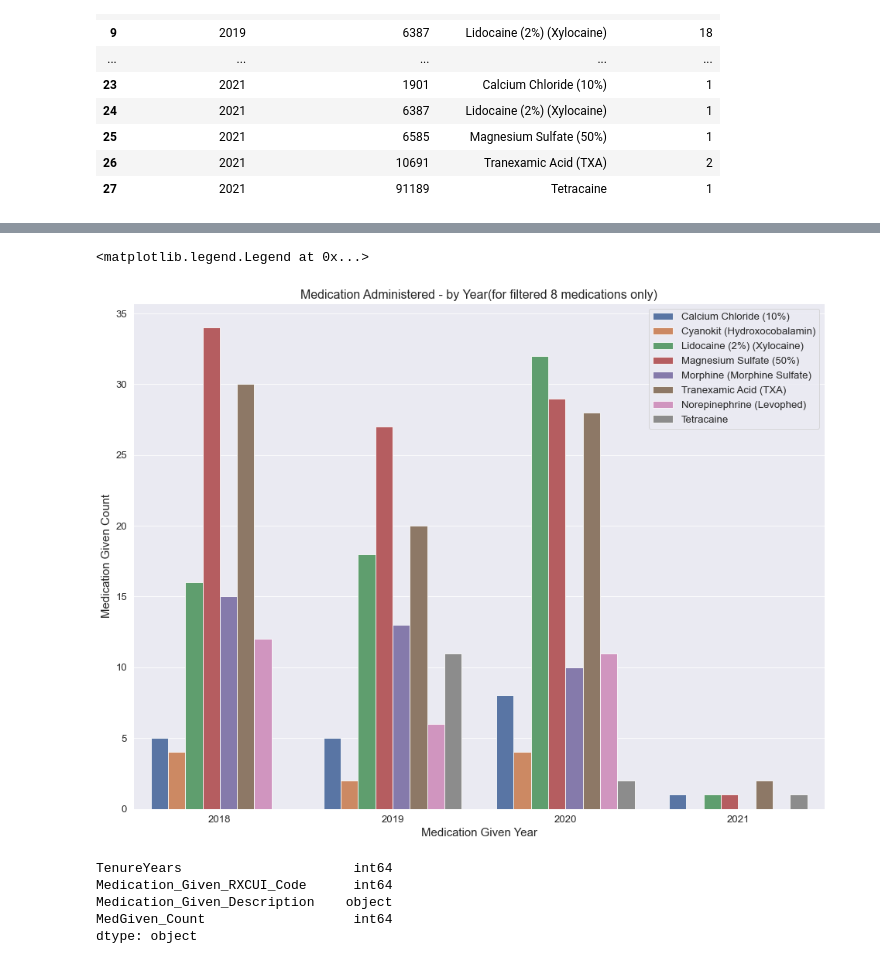
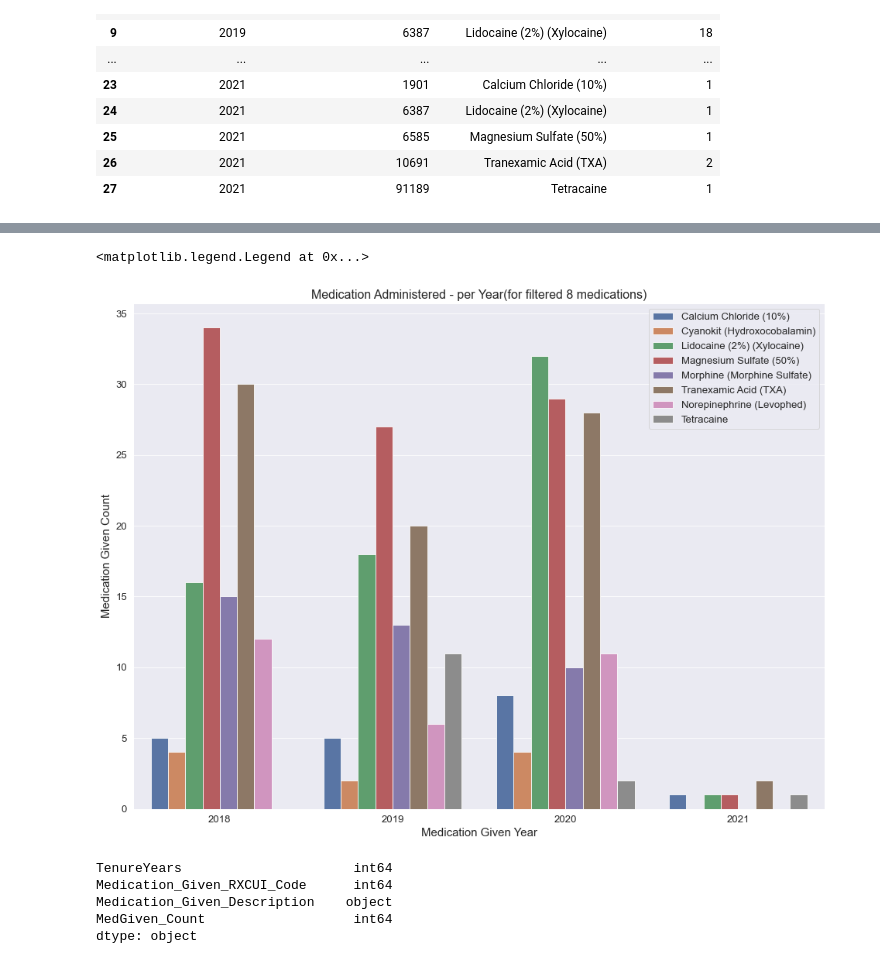
Before and after one commit to data-rescue/ems-analytics, a Jupyter notebook: notebooks/20210323-au-medication-tenure-relation.ipynb, the cells around one changed output, grey strips where cells are left out. Cells and saved outputs as stored; diff of their text form; code cells hidden in the pictures.

```diff
--- a/notebooks/20210323-au-medication-tenure-relation.ipynb
+++ b/notebooks/20210323-au-medication-tenure-relation.ipynb
@@ -1048,23 +1036,23 @@ Text(0.5, 1.0, 'Medications Given count by Tenure ( 8 Medications)')
 # %%
 plt.figure(figsize=(16,12))
 sns.set_color_codes("pastel")
 ##sns.set_color_codes("dark")
 ##sns.set_color_codes("muted")
 
 sns.set_context("paper", font_scale=1.5)
 ax = sns.barplot(y="MedGiven_Count", x="MedicationGivenYear",
     data=dfMedPatientReducedByMedGivenYear_FilteredPvt,
     ci=None, hue= "Medication_Given_Description")
 ax.set_xlabel("MedGiven_Count")
 plt.rcParams["axes.labelsize"] = 8
 plt.ylabel("Medication Given Count", size=15)
 plt.xlabel("Medication Given Year", size=15)
-plt.title("Medication Administered - by Year(for filtered 8 medications only)", size=16)
+plt.title("Medication Administered - per Year(for filtered 8 medications)", size=16)
 plt.legend(loc='upper right')
 ##plt.savefig("barplot_MedicationGivenByYear.png")
 # %% [output]
 <matplotlib.legend.Legend at 0x...>
-[figure, old version]
+[figure, new version]
 # %%
 # Now converting 'TenureYears' from float to int for better display
 dfMedPatientReducedByMedGivenTenureYears_FilteredPvt['TenureYears'] = dfMedPatientReducedByMedGivenTenureYears_FilteredPvt['TenureYears'].apply(np.int64)
```
Also changed, not shown: parts of 18 cells of this notebook.
